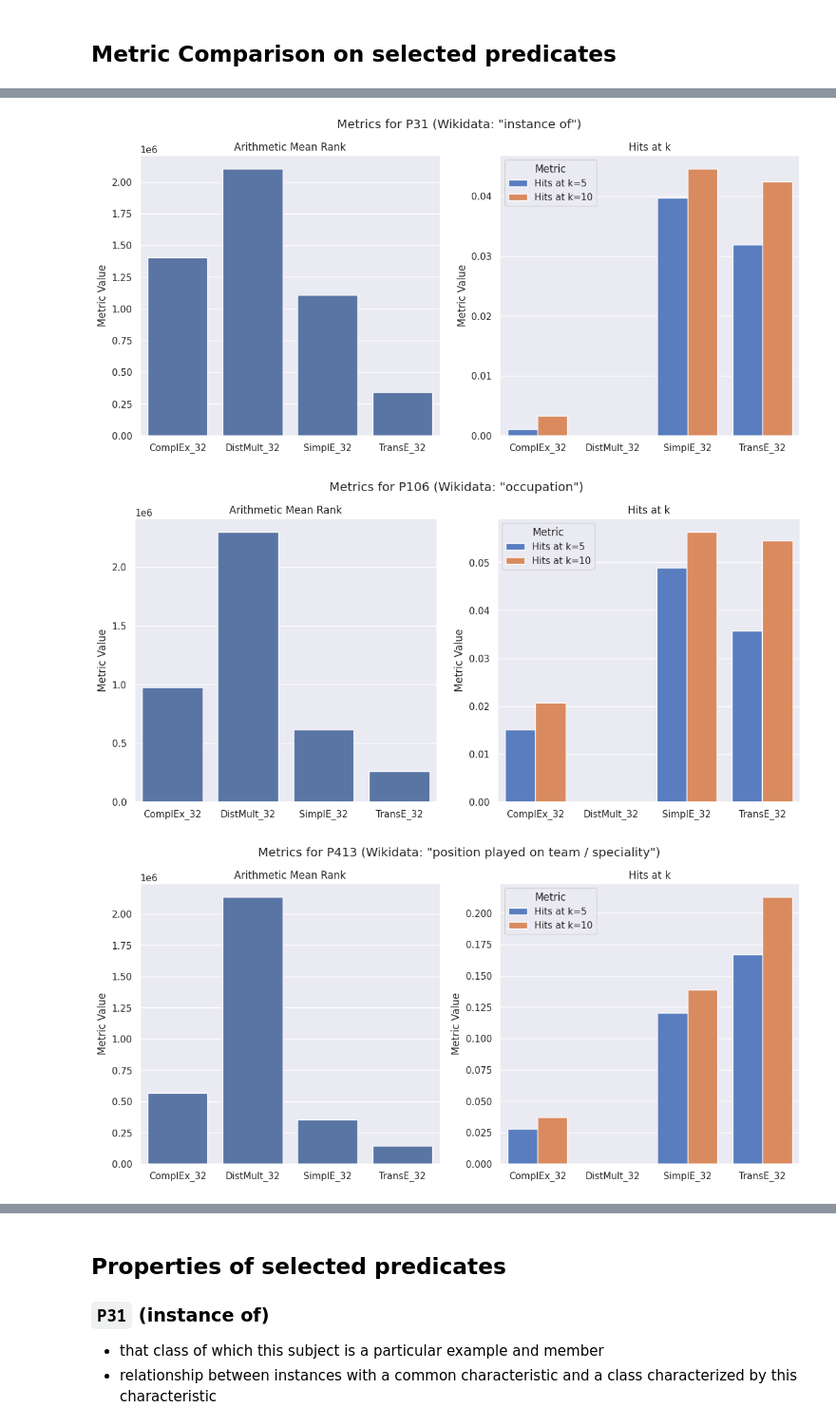
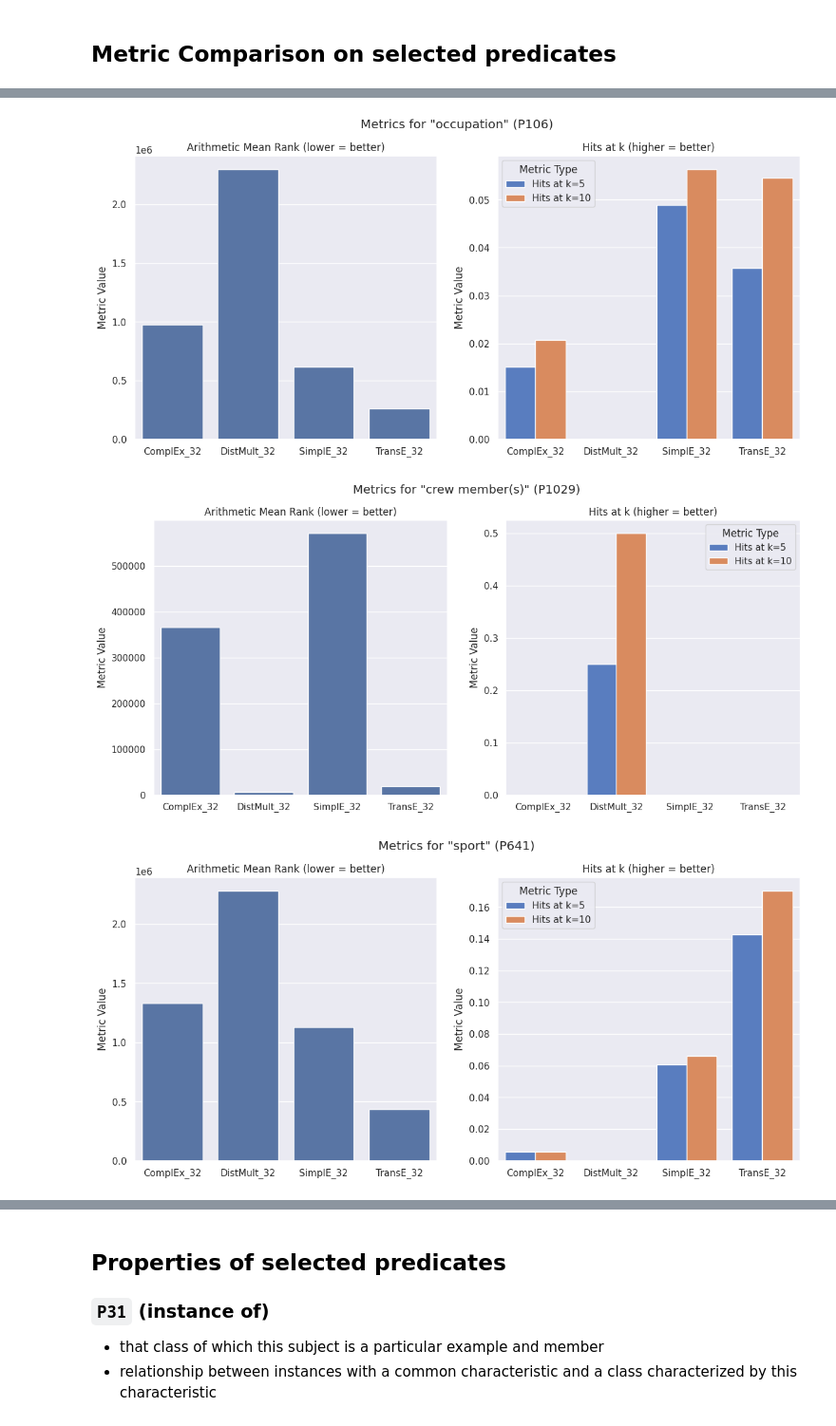
Before and after one commit to mortenterhart/KGE_Query_Completion, a Jupyter notebook: compare_example_predicates.ipynb, the cells around one changed output, grey strips where cells are left out. Shown at 95% size. Cells and saved outputs as stored; diff of their text form; code cells hidden in the pictures.

```diff
--- a/compare_example_predicates.ipynb
+++ b/compare_example_predicates.ipynb
@@ -348,7 +531,7 @@ select_duplicate_values(dim512_hits10_nonzero, 'relation_label')
 # %% [markdown]
 ## Metric Comparison on selected predicates
 # %%
-example_predicates = ['P31', 'P106', 'P413', 'P421', 'P641', 'P47', 'P1344', 'P364']
+example_predicates = ['P106', 'P1029', 'P641', 'P69', 'P17', 'P421', 'P47', 'P3373']
 example_wd_labels = get_wikidata_property_labels(example_predicates)
 example_wd_labels
 # %% [output]
@@ -448,37 +631,40 @@ def plot_selected_predicate_metrics_subplots(predicate_metrics, predicate_list,
         hits_at_k_values = pred_df[pred_df['Metric'].isin(['hits_at_5', 'hits_at_10'])]
 
         fig, axes = plt.subplots(1, 2, figsize=(14, 6), sharey=False)
-        fig.suptitle(f'Metrics for {pred} (Wikidata: "{w_label}")')
+        fig.suptitle(f'Metrics for "{w_label}" ({pred})')
         model_labels = ['ComplEx', 'DistMult', 'SimplE', 'TransE']
 
         if 'complex' not in pred_df['model'].unique():
             model_labels = ['DistMult', 'SimplE', 'TransE']
 
         model_labels = [f'{model}_{embedding_dim}' for model in model_labels]
         hits_at_k_order = ['hits_at_5', 'hits_at_10']
 
         ax1 = sns.barplot(ax=axes[0], data=amr_values, x='model', y='Value')
-        ax1.set_title('Arithmetic Mean Rank')
+        ax1.set_title('Arithmetic Mean Rank (lower = better)')
         ax1.set_xlabel('')
         ax1.set_ylabel('Metric Value')
         ax1.set_xticks(np.arange(len(model_labels)))
         ax1.set_xticklabels(model_labels)
 
         ax2 = sns.barplot(ax=axes[1], data=hits_at_k_values, x='model', y='Value', hue='Metric', hue_order=hits_at_k_order, palette='muted')
-        ax2.set_title('Hits at k')
+        ax2.set_title('Hits at k (higher = better)')
         ax2.set_xlabel('')
         ax2.set_ylabel('Metric Value')
         ax2.set_xticks(np.arange(len(model_labels)))
         ax2.set_xticklabels(model_labels)
 
-        set_plot_legend_texts(ax2, 'Metric', ['Hits at k=5', 'Hits at k=10'])
+        if embedding_dim == 512:
+            sns.move_legend(ax2, "upper center")
 
+        set_plot_legend_texts(ax2, 'Metric Type', ['Hits at k=5', 'Hits at k=10'])
+        plt.savefig(f'plots/predicate_metrics_dim{embedding_dim}_{pred}.pdf', bbox_inches='tight')
         plt.show()
 
 
 # plot_selected_predicate_metrics_grouped(dim32_predicate_metrics, example_predicates, embedding_dim=32, ylim_extend=1.05)
 plot_selected_predicate_metrics_subplots(dim32_predicate_metrics, example_predicates, embedding_dim=32)
 # %% [output]
-[figure, old version]
+[figure, new version]
-[figure, old version]
+[figure, new version]
-[figure, old version]
+[figure, new version]
```
Also changed, not shown: parts of 22 cells of this notebook, 24 other files.
